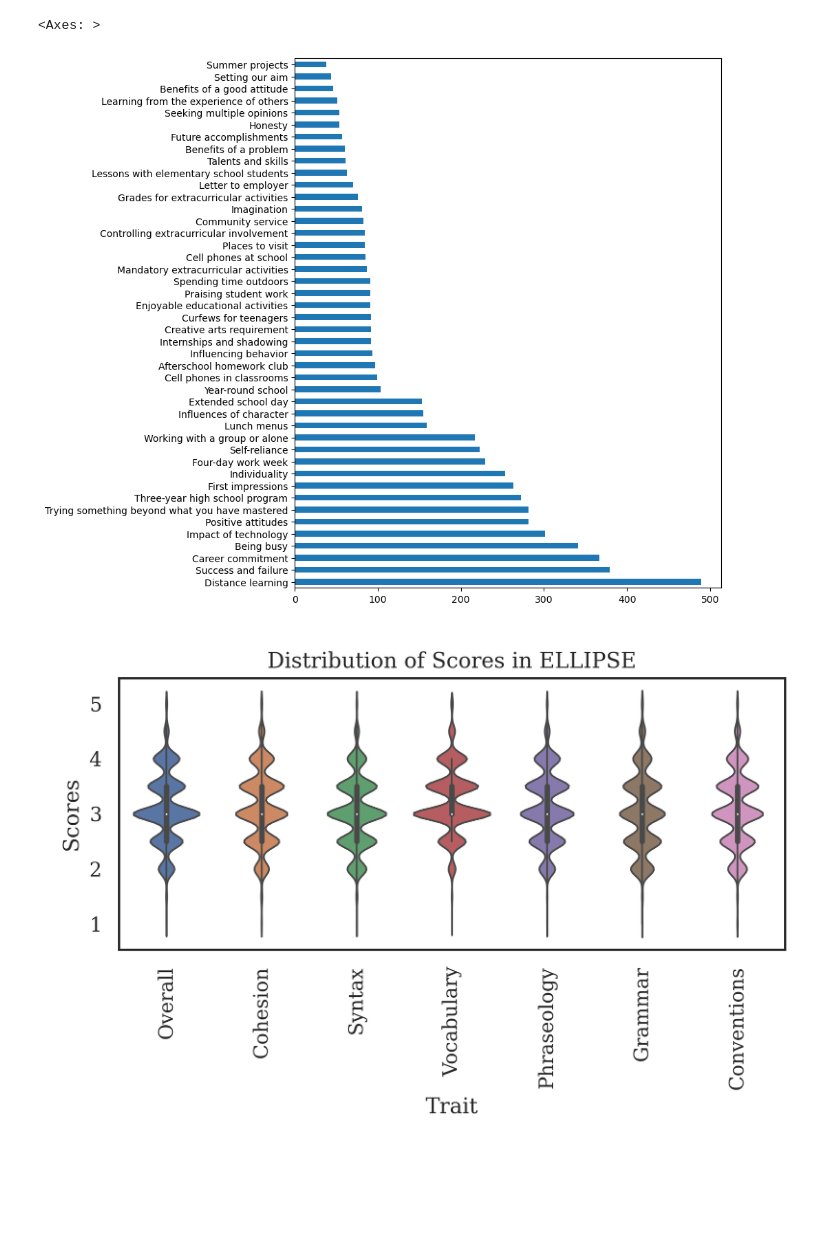
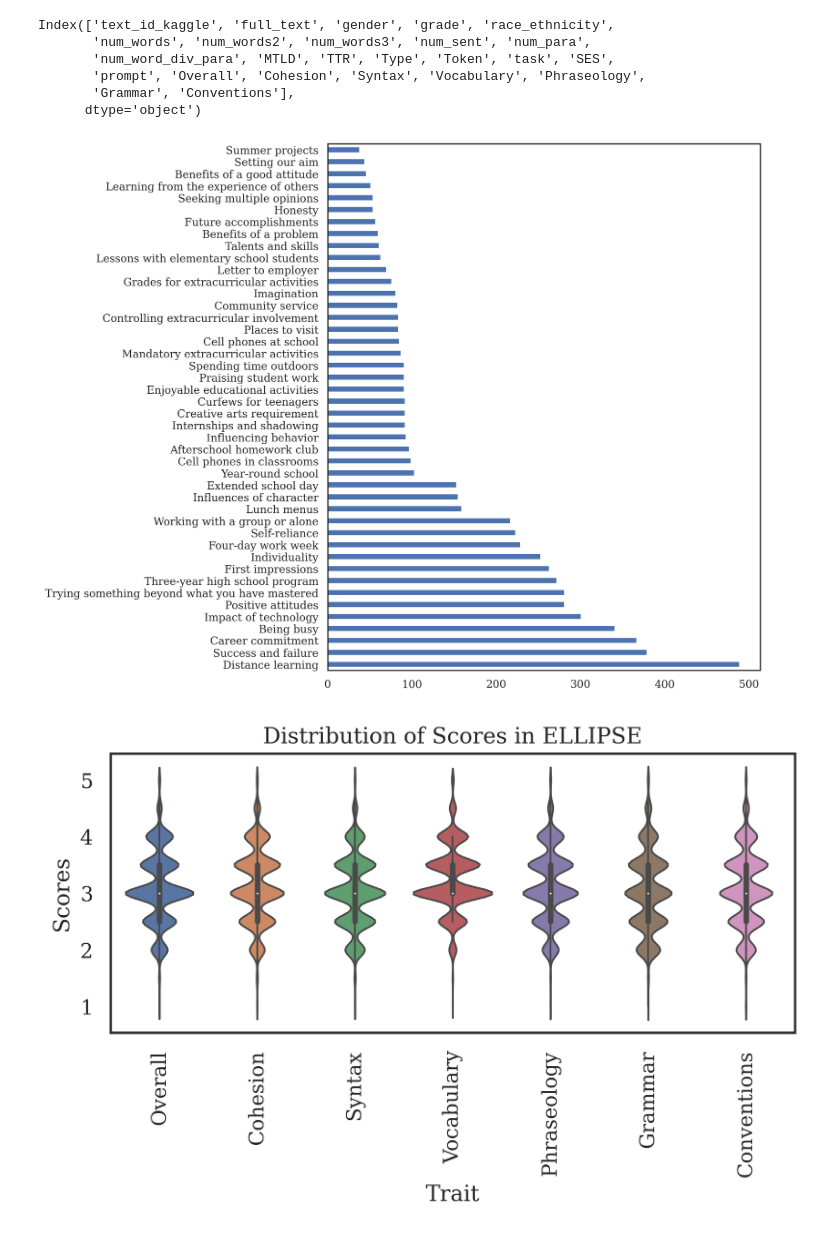
Before and after one commit to learlab/cfa-transformers, a Jupyter notebook: src/0-eda.ipynb, the cells around one changed output. Saved outputs shown, nothing was run; the diff lists cells and outputs as text; code cells hidden in the pictures; blank space fills up the shorter version.

```diff
--- a/src/0-eda.ipynb
+++ b/src/0-eda.ipynb
@@ -1,10 +1,14 @@
 # %%
+# Import Python library for working with spreadsheets
 import pandas as pd
 
-# Vis
+# Enables inline display of plots within the Python Notebook (instead of having them pop up on new windows)
 %matplotlib inline
-#display figures the same way they will be saved.
-%config InlineBackend.print_figure_kwargs = {'bbox_inches': None}
+
+# Display figures the same way they will be saved.
+%config InlineBackend.print_figure_kwargs = {'bbox_inches': 'tight'}
+
+# Import Python libraries for plotting
 import seaborn as sns
 sns.set_theme(style="white")
 import matplotlib.pyplot as plt
@@ -14,4 +18,6 @@ plt.rcParams.update({
     "font.family": "serif",
 })
 
-df = pd.read_csv('../data/ELLIPSE_Full_manual_clean_finished_calculated.csv')
+# Load the dataset
+# The ELLIPSE dataset ("ELLIPSE_Final_github.csv") can be downloaded from the following link: https://github.com/scrosseye/ELLIPSE-Corpus
+df = pd.read_csv('../data/ELLIPSE_Final_github.csv')
@@ -18,22 +35,39 @@ df = pd.read_csv('../data/ELLIPSE_Full_manual_clean_finished_calculated.csv')
+# %%
+# Print out the name of all columns in the dataframe
+df.columns
+# %% [output]
+Index(['text_id_kaggle', 'full_text', 'gender', 'grade', 'race_ethnicity',
+       'num_words', 'num_words2', 'num_words3', 'num_sent', 'num_para',
+       'num_word_div_para', 'MTLD', 'TTR', 'Type', 'Token', 'task', 'SES',
+       'prompt', 'Overall', 'Cohesion', 'Syntax', 'Vocabulary', 'Phraseology',
+       'Grammar', 'Conventions'],
+      dtype='object')
 # %%
-df.prompt.value_counts().plot.barh(figsize=(8,10))
+# Create a horizontal bar plot (bar'h') using the values in the 'prompt' column of the dataframe
+# Semicolon is added at the end of the line to suppress some unwanted information from being printed
+df.prompt.value_counts().plot.barh(figsize=(8,10));
 # %% [output]
-<Axes: >
-[figure, old version]
+[figure, new version]
 # %%
+# Initialize list of variables that we are interested in inspecting and visualizing
 scores = ['Overall', 'Cohesion', 'Syntax', 'Vocabulary', 'Phraseology', 'Grammar', 'Conventions']
 categorical = ['race_ethnicity', 'gender', 'grade', 'SES']
 
+# Initialize plot. Number inside the parentheses denote the plot's size in inches
 f = plt.figure(figsize=(6, 4))
+
+# Create violinplot that displays the distribution of different scores in the ELLIPSE corpus dataframe
 g = sns.violinplot(x='variable', y='value',
-                   data=df.melt(id_vars=['text_id'], value_vars=scores),
+                   data=df.melt(id_vars=['text_id_kaggle'], value_vars=scores),
                    linewidth=1,
                    inner='box',
                   )
 for label in g.get_xticklabels():
     label.set_rotation(90)
+
+# Change labels for x axis and y axis and title. Adjust paddings around the plot.
 g.set(xlabel='Trait', ylabel='Scores', title='Distribution of Scores in ELLIPSE')
 f.tight_layout()
 # %% [output]
-[figure, old version]
+[figure, new version]
 # %%
```
Also changed, not shown: parts of 2 cells of this notebook, 3 other files.
